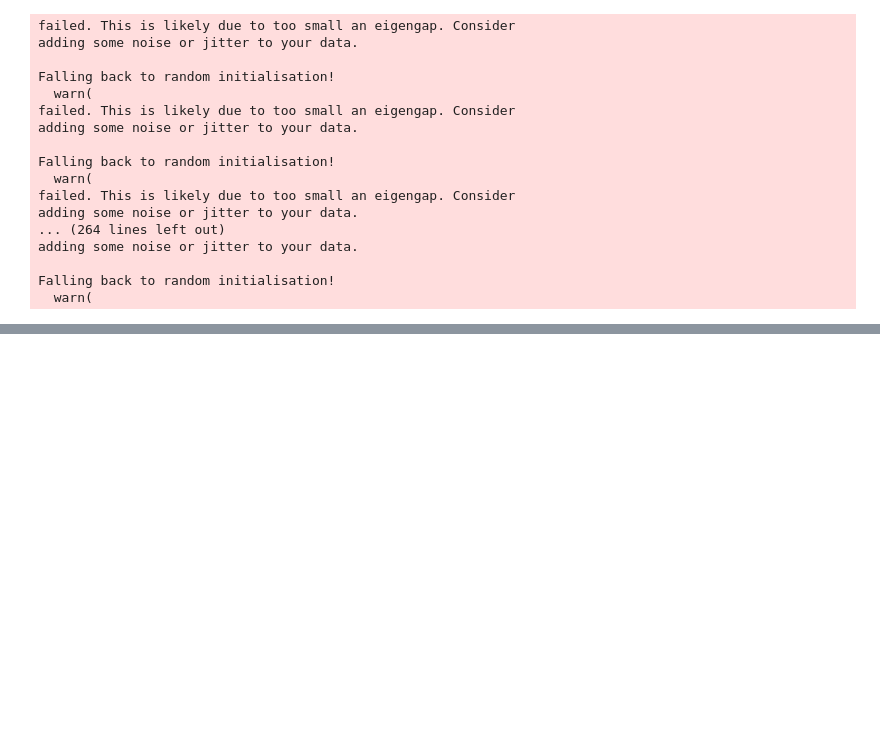
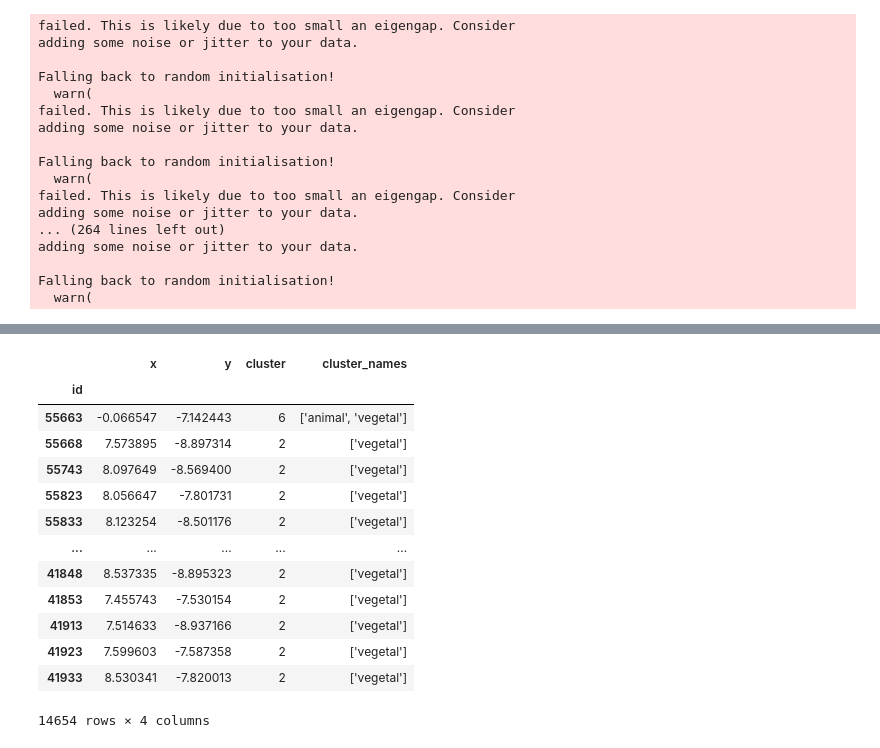
Before and after one commit to Luizerko/indigenous_clusters_and_communities, a Jupyter notebook: indigenous_project/tainacan_collection/baseline_clustering.ipynb, the cells around one changed output, grey strips where cells are left out. Drawn from its saved outputs; the diff is of its cells as text; code cells hidden in the pictures; blank space fills up the shorter version.

```diff
--- a/indigenous_project/tainacan_collection/baseline_clustering.ipynb
+++ b/indigenous_project/tainacan_collection/baseline_clustering.ipynb
@@ -385,0 +454,17 @@ visualization_df.to_csv('data/clusters/categoria_materia_prima_kmodes_trimap_2d.
+# %%
+visualization_df
+# %% [output]
+|  | x | y | cluster | cluster_names |
+| id |  |  |  |  |
+| 55663 | -0.066547 | -7.142443 | 6 | ['animal', 'vegetal'] |
+| 55668 | 7.573895 | -8.897314 | 2 | ['vegetal'] |
+| 55743 | 8.097649 | -8.569400 | 2 | ['vegetal'] |
+| 55823 | 8.056647 | -7.801731 | 2 | ['vegetal'] |
+| 55833 | 8.123254 | -8.501176 | 2 | ['vegetal'] |
+| ... | ... | ... | ... | ... |
+| 41848 | 8.537335 | -8.895323 | 2 | ['vegetal'] |
+| 41853 | 7.455743 | -7.530154 | 2 | ['vegetal'] |
+| 41913 | 7.514633 | -8.937166 | 2 | ['vegetal'] |
+| 41923 | 7.599603 | -7.587358 | 2 | ['vegetal'] |
+| 41933 | 8.530341 | -7.820013 | 2 | ['vegetal'] |
+14654 rows × 4 columns
```
Also changed, not shown: parts of 9 cells of this notebook, 2 other files.
